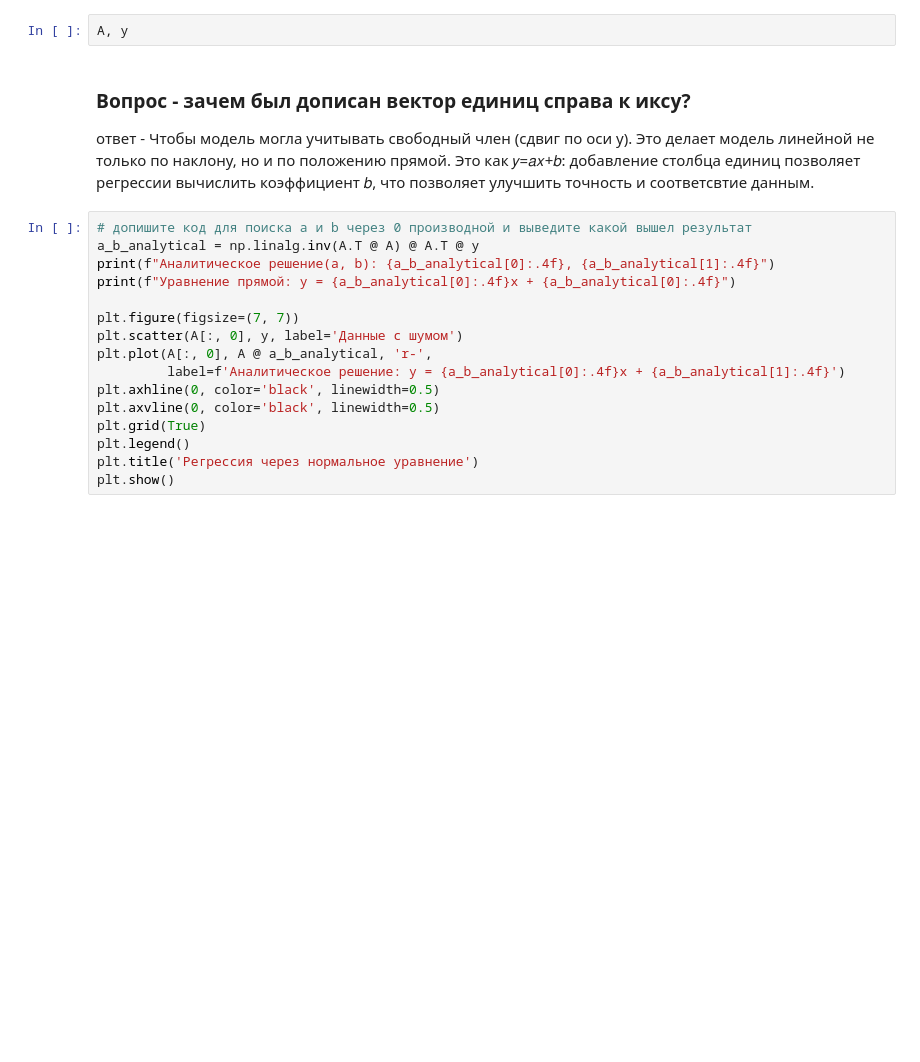
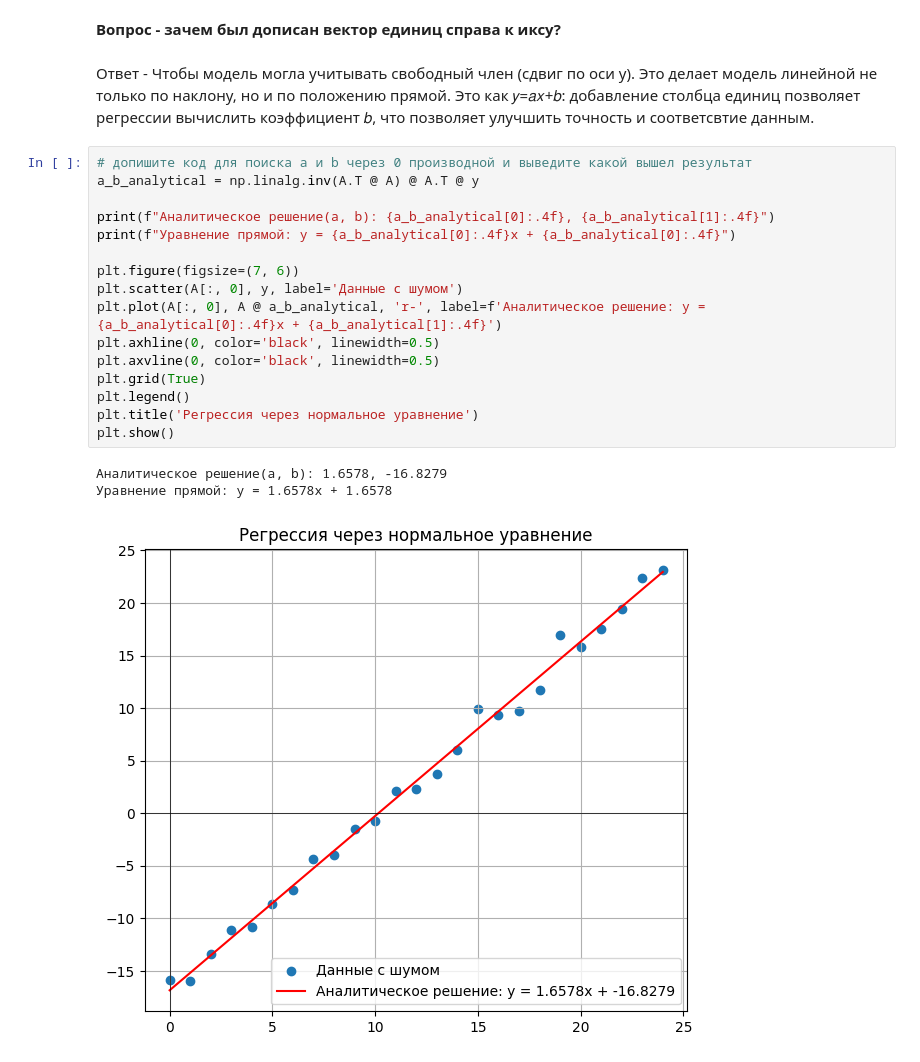
Before and after one commit to vannishh/lab-linear-regression, a Jupyter notebook: lab_linear_regression.ipynb, the cells around one changed output. Cells and saved outputs as stored; diff of their text form; blank space fills up the shorter version.

```diff
--- a/lab_linear_regression.ipynb
+++ b/lab_linear_regression.ipynb
@@ -69,26 +68,27 @@ ax.grid(True)
-# %%
-A, y
+# %% [markdown]
+**Вопрос - зачем был дописан вектор единиц справа к иксу?**
 # %% [markdown]
-### Вопрос - зачем был дописан вектор единиц справа к иксу?
-
-ответ - Чтобы модель могла учитывать свободный член (сдвиг по оси y). Это делает модель линейной не только по наклону, но и по положению прямой. Это как
-𝑦=𝑎𝑥+𝑏: добавление столбца единиц позволяет регрессии вычислить коэффициент 𝑏, что позволяет улучшить точность и соответсвтие данным.
+Ответ - Чтобы модель могла учитывать свободный член (сдвиг по оси y). Это делает модель линейной не только по наклону, но и по положению прямой. Это как 𝑦=𝑎𝑥+𝑏: добавление столбца единиц позволяет регрессии вычислить коэффициент 𝑏, что позволяет улучшить точность и соответсвтие данным.
 # %%
 # допишите код для поиска a и b через 0 производной и выведите какой вышел результат
 a_b_analytical = np.linalg.inv(A.T @ A) @ A.T @ y
+
 print(f"Аналитическое решение(а, b): {a_b_analytical[0]:.4f}, {a_b_analytical[1]:.4f}")
 print(f"Уравнение прямой: y = {a_b_analytical[0]:.4f}x + {a_b_analytical[0]:.4f}")
 
-plt.figure(figsize=(7, 7))
+plt.figure(figsize=(7, 6))
 plt.scatter(A[:, 0], y, label='Данные с шумом')
-plt.plot(A[:, 0], A @ a_b_analytical, 'r-',
-         label=f'Аналитическое решение: y = {a_b_analytical[0]:.4f}x + {a_b_analytical[1]:.4f}')
+plt.plot(A[:, 0], A @ a_b_analytical, 'r-', label=f'Аналитическое решение: y = {a_b_analytical[0]:.4f}x + {a_b_analytical[1]:.4f}')
 plt.axhline(0, color='black', linewidth=0.5)
 plt.axvline(0, color='black', linewidth=0.5)
 plt.grid(True)
 plt.legend()
 plt.title('Регрессия через нормальное уравнение')
 plt.show()
+# %% [output]
+Аналитическое решение(а, b): 1.6578, -16.8279
+Уравнение прямой: y = 1.6578x + 1.6578
+[figure, added]
 # %%
 # постройте линию которая вышла рядом с изначальными данными
 # изначальные данные
```
Also changed, not shown: parts of 11 cells of this notebook.
